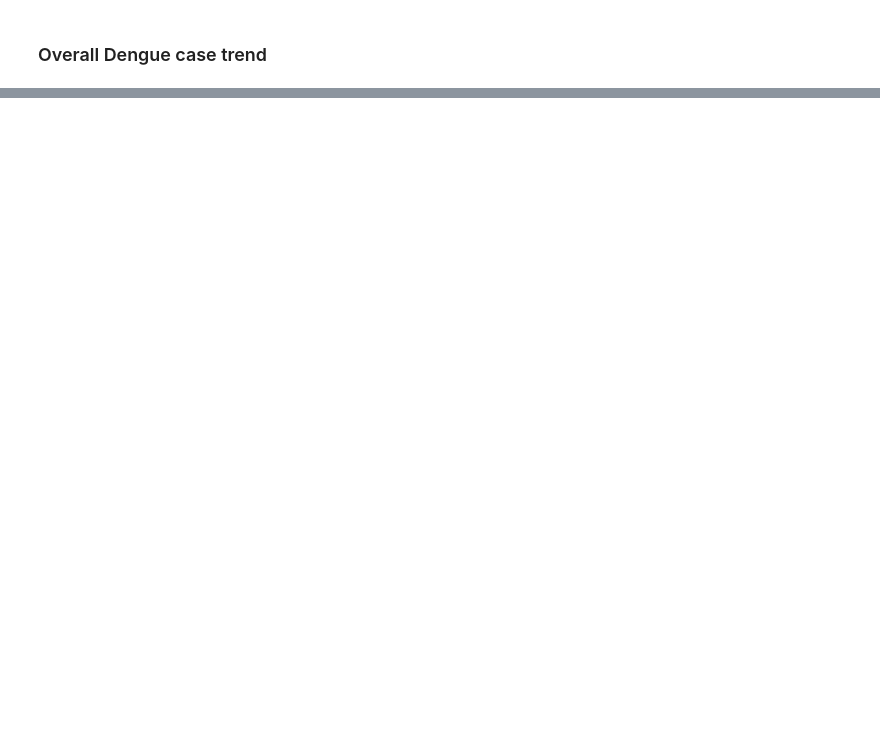
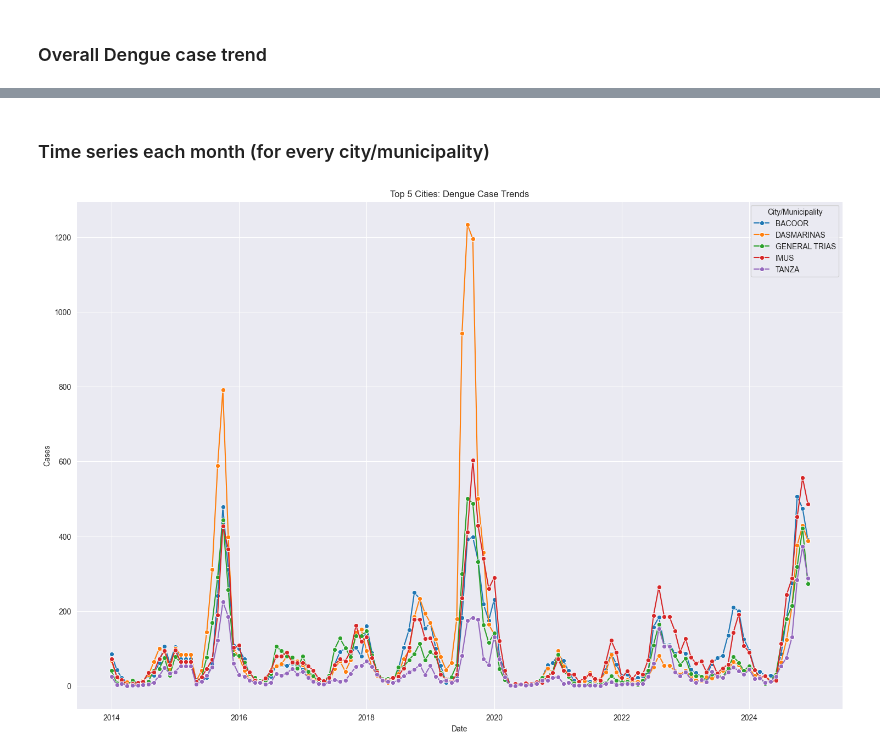
Before and after one commit to Codeit-Michael/Dengue-Case-Forecasting, a Jupyter notebook: 10yrData_Descriptive_Analysis/analysis/dengue-case-analysis.ipynb, the cells around one changed output, grey strips where cells are left out. Cells and saved outputs as stored; diff of their text form; code cells hidden in the pictures; blank space fills up the shorter version.

```diff
--- a/10yrData_Descriptive_Analysis/analysis/dengue-case-analysis.ipynb
+++ b/10yrData_Descriptive_Analysis/analysis/dengue-case-analysis.ipynb
@@ -38,0 +94,12 @@ dengue_case.head()
+# %% [markdown]
+### Time series each month (for every city/municipality)
+# %%
+top_cities = dengue_case.groupby("City/Municipality")["Cases"].sum().nlargest(5).index
+subset = dengue_case[dengue_case["City/Municipality"].isin(top_cities)]
+
+plt.figure(figsize=(18,12))
+sns.lineplot(data=subset, x="Date", y="Cases", hue="City/Municipality", marker="o")
+plt.title("Top 5 Cities: Dengue Case Trends")
+plt.show()
+# %% [output]
+[figure, added]
```
Also changed, not shown: parts of 11 cells of this notebook.
